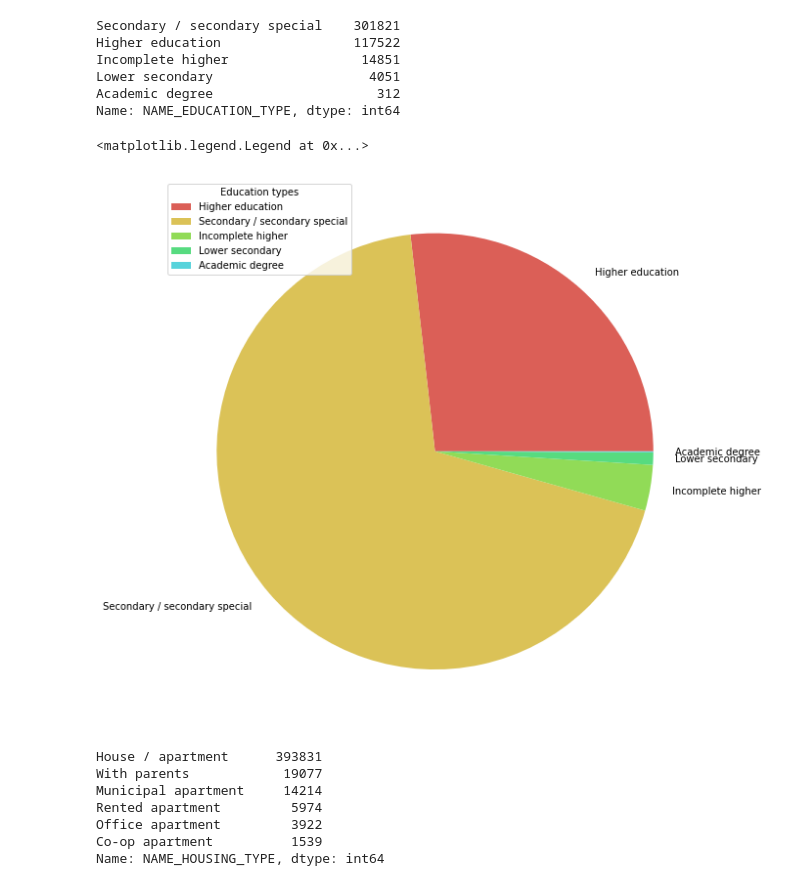
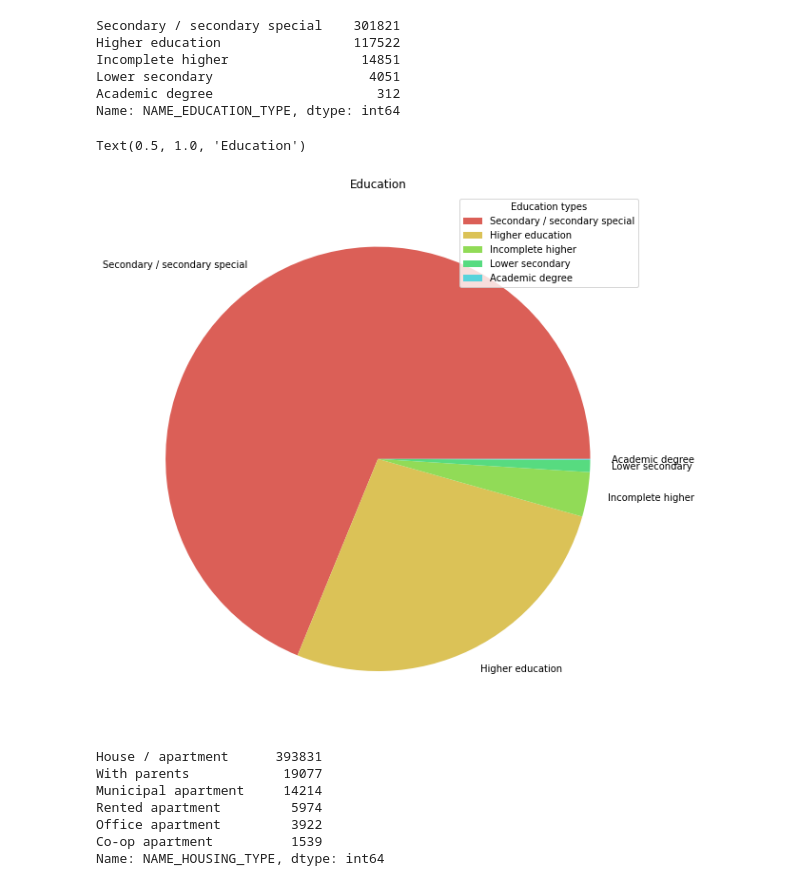
Before and after one commit to OrbelB/MLCreditCards, a Jupyter notebook: datavis.ipynb, the cells around one changed output. Drawn from its saved outputs; the diff is of its cells as text; code cells hidden in the pictures.

```diff
--- a/datavis.ipynb
+++ b/datavis.ipynb
@@ -41,8 +35,9 @@ data
 | 438556 | 6842885 | F | N | Y | 0 | 121500.0 | Working | ... |
 438557 rows × 18 columns
 # %%
-data['AGE']=-data['DAYS_BIRTH']//365
+df['AGE']=-df['DAYS_BIRTH']//365
+# converting to years
 # %%
-# data['WORK_EXP']=-data['DAYS_EMPLOYED']//365
-data['WORK_EXP'] = data['DAYS_EMPLOYED'].apply(lambda val: int(-(val/365))if val < 0 else 0)
+df['WORK_EXP'] = df['DAYS_EMPLOYED'].apply(lambda val: int(-(val/365))if val < 0 else 0)
+# converting to years and discarding invalid values
 # %%
@@ -118,24 +112,20 @@ Name: NAME_EDUCATION_TYPE, dtype: int64
 # %%
 ax = plt.figure(figsize=(10,12))
 ax.set_facecolor((1, 1, 1))
 
-a = data['NAME_EDUCATION_TYPE']=='Higher education'
-a = a.sum()
-b = data['NAME_EDUCATION_TYPE']=='Secondary / secondary special'
-b = b.sum()
-c = data['NAME_EDUCATION_TYPE']=='Incomplete higher'
-c = c.sum()
-d = data['NAME_EDUCATION_TYPE']=='Lower secondary'
-d = d.sum()
-e = data['NAME_EDUCATION_TYPE']=='Academic degree'
-e = e.sum()
+a = (df['NAME_EDUCATION_TYPE']=='Secondary / secondary special').sum()
+b = (df['NAME_EDUCATION_TYPE']=='Higher education').sum()
+c = (df['NAME_EDUCATION_TYPE']=='Incomplete higher').sum()
+d = (df['NAME_EDUCATION_TYPE']=='Lower secondary').sum()
+e = (df['NAME_EDUCATION_TYPE']=='Academic degree').sum()
 
 piedata = np.array([a, b, c, d, e])
 colors = sns.color_palette('hls',8)
-labels = ['Higher education', 'Secondary / secondary special', 'Incomplete higher', 'Lower secondary' , 'Academic degree']
+labels = ['Secondary / secondary special', 'Higher education', 'Incomplete higher', 'Lower secondary', 'Academic degree']
 plt.pie(piedata, labels = labels, colors=colors)
 plt.legend(title = 'Education types')
+plt.title("Education")
 # %% [output]
-<matplotlib.legend.Legend at 0x...>
+Text(0.5, 1.0, 'Education')
-[figure, old version]
+[figure, new version]
 # %%
```
Also changed, not shown: parts of 16 cells of this notebook, 1 other file.
